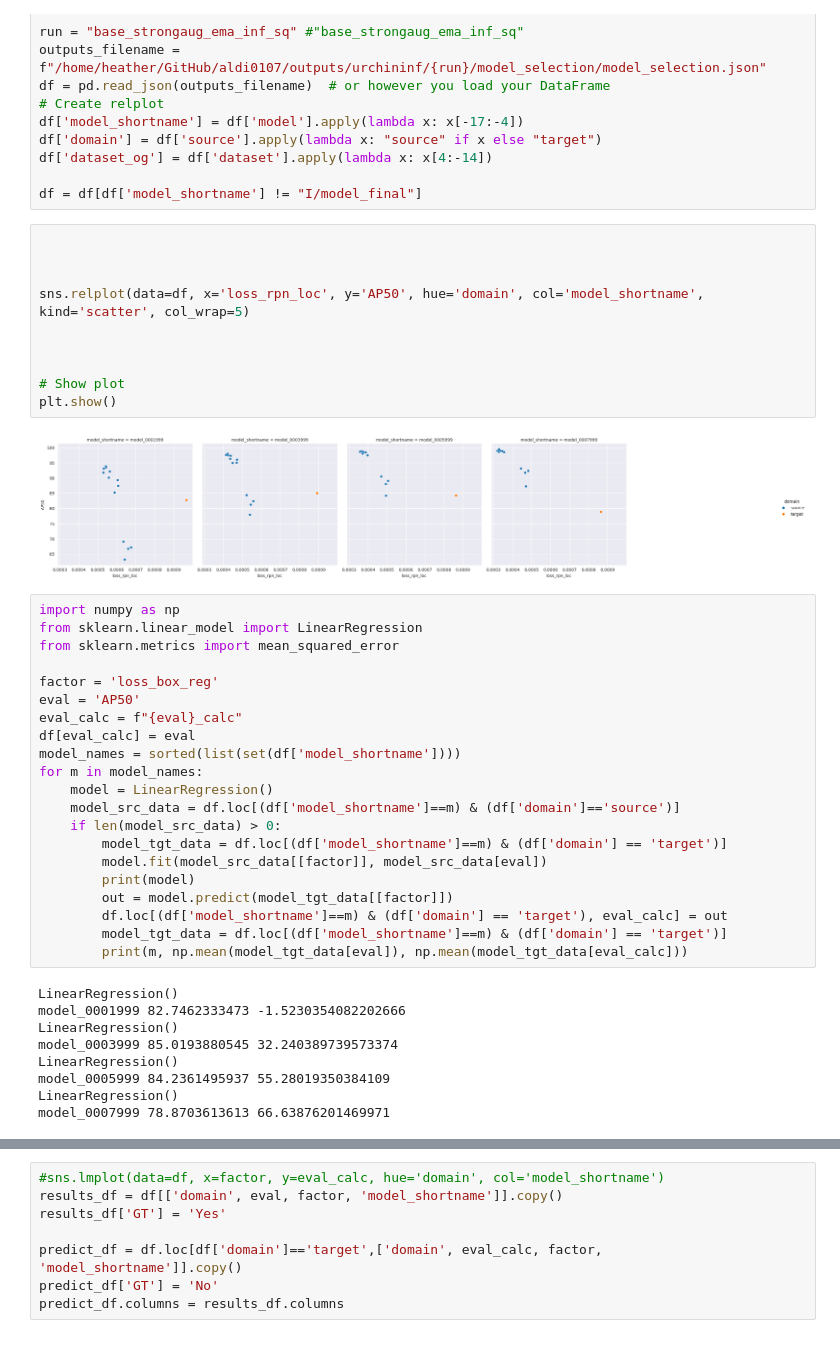
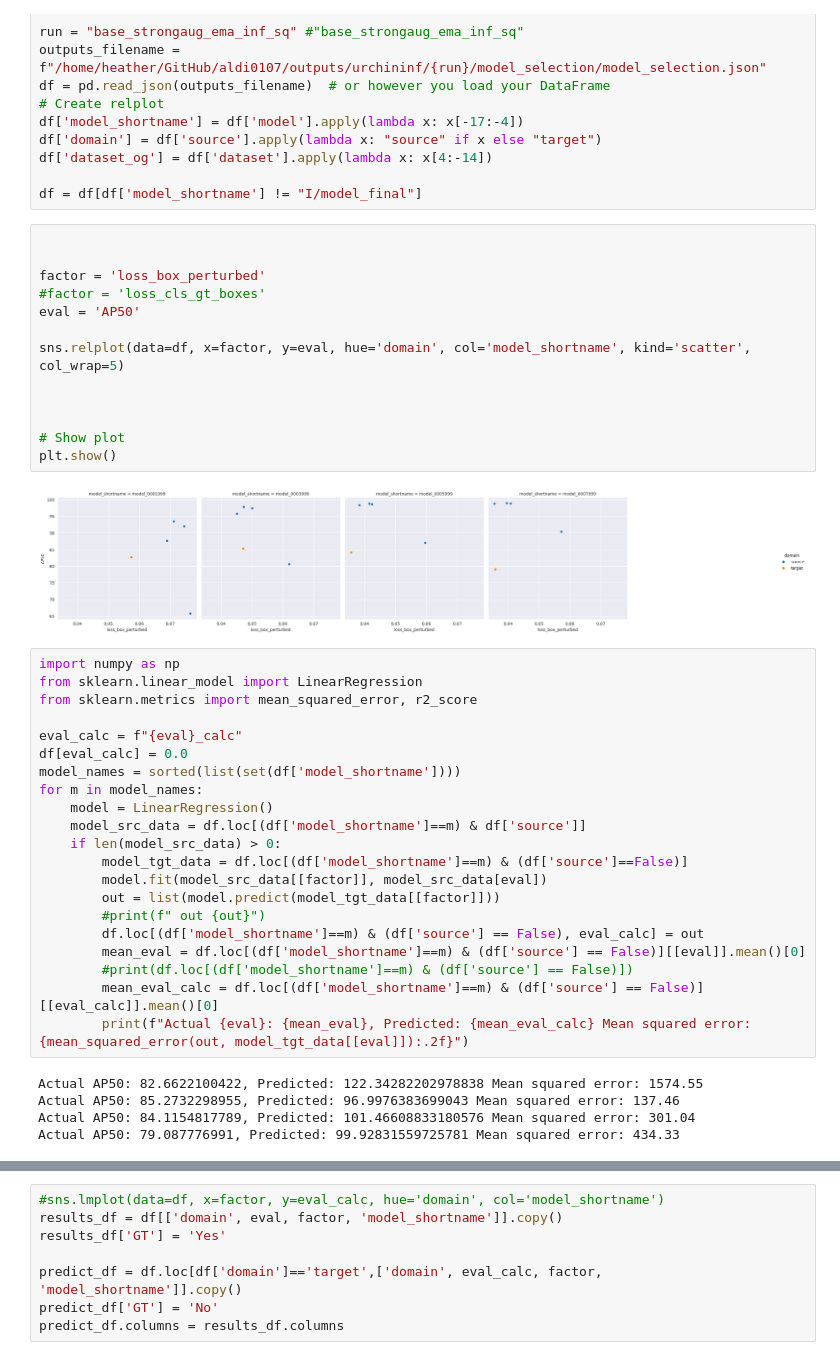
Before and after one commit to hdoi5324/aldi0107, a Jupyter notebook: tools/model_selection.ipynb, the cells around one changed output, grey strips where cells are left out. Cells and saved outputs as stored; diff of their text form.

Commit message:
update selection calcs

```diff
--- a/tools/model_selection.ipynb
+++ b/tools/model_selection.ipynb
@@ -18,42 +18,41 @@ df = df[df['model_shortname'] != "I/model_final"]
 # %%
 
 
+factor = 'loss_box_perturbed'
+#factor = 'loss_cls_gt_boxes'
+eval = 'AP50'
 
-sns.relplot(data=df, x='loss_rpn_loc', y='AP50', hue='domain', col='model_shortname', kind='scatter', col_wrap=5)
+sns.relplot(data=df, x=factor, y=eval, hue='domain', col='model_shortname', kind='scatter', col_wrap=5)
 
 
 
 # Show plot
 plt.show()
 # %% [output]
-[figure, old version]
+[figure, new version]
 # %%
 import numpy as np
 from sklearn.linear_model import LinearRegression
-from sklearn.metrics import mean_squared_error
+from sklearn.metrics import mean_squared_error, r2_score
 
-factor = 'loss_box_reg'
-eval = 'AP50'
 eval_calc = f"{eval}_calc"
-df[eval_calc] = eval
+df[eval_calc] = 0.0
 model_names = sorted(list(set(df['model_shortname'])))
 for m in model_names:
     model = LinearRegression()
-    model_src_data = df.loc[(df['model_shortname']==m) & (df['domain']=='source')]
+    model_src_data = df.loc[(df['model_shortname']==m) & df['source']]
     if len(model_src_data) > 0:
-        model_tgt_data = df.loc[(df['model_shortname']==m) & (df['domain'] == 'target')]
+        model_tgt_data = df.loc[(df['model_shortname']==m) & (df['source']==False)]
         model.fit(model_src_data[[factor]], model_src_data[eval])
-        print(model)
-        out = model.predict(model_tgt_data[[factor]])
-        df.loc[(df['model_shortname']==m) & (df['domain'] == 'target'), eval_calc] = out
-        model_tgt_data = df.loc[(df['model_shortname']==m) & (df['domain'] == 'target')]
-        print(m, np.mean(model_tgt_data[eval]), np.mean(model_tgt_data[eval_calc]))
+        out = list(model.predict(model_tgt_data[[factor]]))
+        #print(f" out {out}")
+        df.loc[(df['model_shortname']==m) & (df['source'] == False), eval_calc] = out
+        mean_eval = df.loc[(df['model_shortname']==m) & (df['source'] == False)][[eval]].mean()[0]
+        #print(df.loc[(df['model_shortname']==m) & (df['source'] == False)])
+        mean_eval_calc = df.loc[(df['model_shortname']==m) & (df['source'] == False)][[eval_calc]].mean()[0]
+        print(f"Actual {eval}: {mean_eval}, Predicted: {mean_eval_calc} Mean squared error: {mean_squared_error(out, model_tgt_data[[eval]]):.2f}")
 # %% [output]
-LinearRegression()
-model_0001999 82.7462333473 -1.5230354082202666
-LinearRegression()
-model_0003999 85.0193880545 32.240389739573374
-LinearRegression()
-model_0005999 84.2361495937 55.28019350384109
-LinearRegression()
-model_0007999 78.8703613613 66.63876201469971
+Actual AP50: 82.6622100422, Predicted: 122.34282202978838 Mean squared error: 1574.55
+Actual AP50: 85.2732298955, Predicted: 96.9976383699043 Mean squared error: 137.46
+Actual AP50: 84.1154817789, Predicted: 101.46608833180576 Mean squared error: 301.04
+Actual AP50: 79.087776991, Predicted: 99.92831559725781 Mean squared error: 434.33
```
Also changed, not shown: parts of 2 cells of this notebook, 5 other files.
